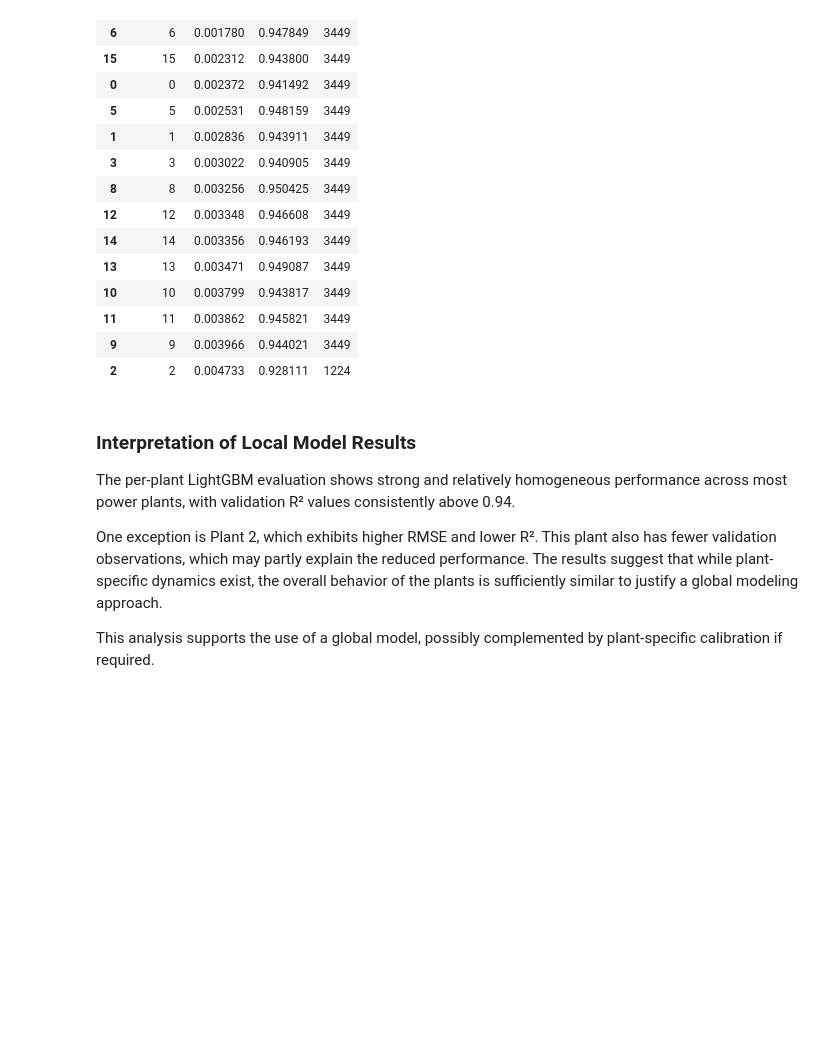
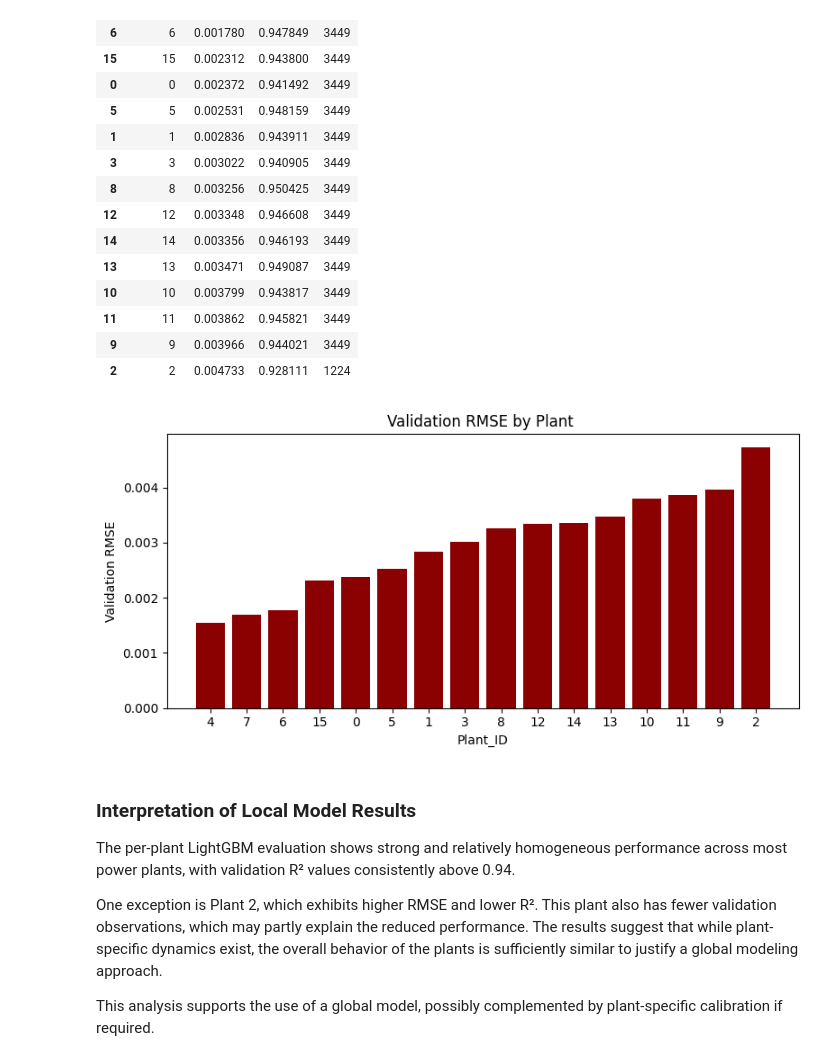
Before and after one commit to Katpst/Solar-Energy-Production-Forecasting, a Jupyter notebook: ML_Forecasting.ipynb, the cells around one changed output. Drawn from its saved outputs; the diff is of its cells as text; code cells hidden in the pictures; blank space fills up the shorter version.

```diff
--- a/ML_Forecasting.ipynb
+++ b/ML_Forecasting.ipynb
@@ -536,7 +544,7 @@ test["Day-Night"]  = (test["Day-Night"]  == "D").astype(int)
 # Cyclical features
 def cyclical_features(df):
   """
-  Creates cyclical features for time-based.and wind direction
+  Creates cyclical features for time-based.and particular case: wind direction
   Uses sin/cos to encode hour, day, month.
   """
   df=df.copy()
@@ -899,6 +919,35 @@ def train_and_evaluate(X_train, y_train, X_val, y_val, models_dict,scale_models=
             "Model": m
         }
     return results
+# %%
+param_grid = {
+    "num_leaves": [31, 63],
+    "learning_rate": [0.05, 0.1],
+    "max_depth": [-1, 10],
+    "n_estimators": [100, 300]
+}
+# %%
+tscv = TimeSeriesSplit(n_splits=3)
+from sklearn.model_selection import GridSearchCV
+
+lgb_base = lgb.LGBMRegressor(random_state=42, verbose=-1)
+
+grid = GridSearchCV(
+    estimator=lgb_base,
+    param_grid=param_grid,
+    scoring="neg_root_mean_squared_error",
+    cv=tscv,
+    n_jobs=-1
+)
+
+grid.fit(X_train_orig, y_train)
+
+best_model = grid.best_estimator_
+# %%
+val_preds = np.clip(best_model.predict(X_val_orig), 0, None)
+
+rmse = np.sqrt(mean_squared_error(y_val, val_preds))
+r2   = r2_score(y_val, val_preds)
 # %% [markdown]
 ### Comparing models on original features vs PCA-compressed weather features
 
@@ -1067,6 +1116,20 @@ display(local_results_df)
 | 11 | 11 | 0.003862 | 0.945821 | 3449 |
 | 9 | 9 | 0.003966 | 0.944021 | 3449 |
 | 2 | 2 | 0.004733 | 0.928111 | 1224 |
+# %%
+## Graph RMSE by each plant
+
+dfp = local_results_df.sort_values("Val_RMSE")
+plt.figure(figsize=(8,4))
+plt.bar(dfp["Plant_ID"].astype(str), dfp["Val_RMSE"], color="darkred")
+plt.xticks(rotation=0)
+plt.xlabel("Plant_ID")
+plt.ylabel("Validation RMSE")
+plt.title("Validation RMSE by Plant ")
+plt.tight_layout()
+plt.show()
+# %% [output]
+[figure, added]
 # %% [markdown]
 ### Interpretation of Local Model Results
 
```
Also changed, not shown: parts of 13 cells of this notebook.
